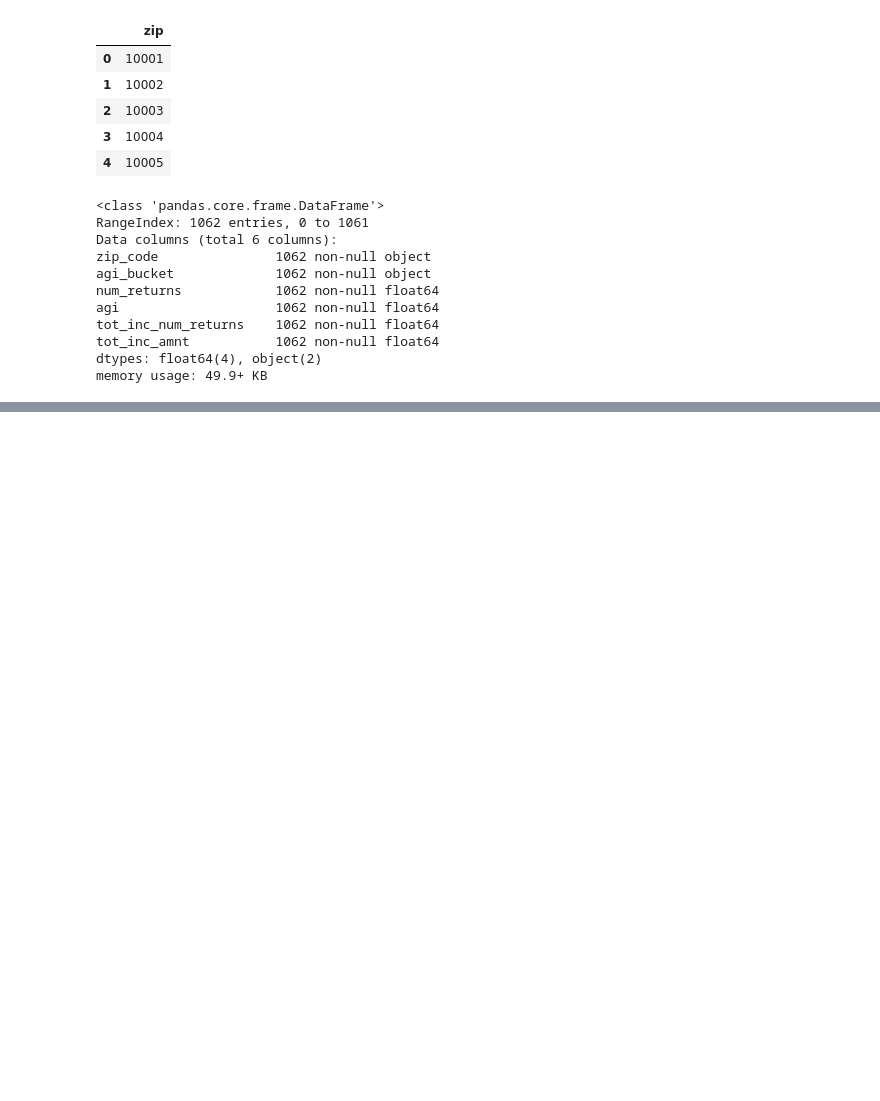
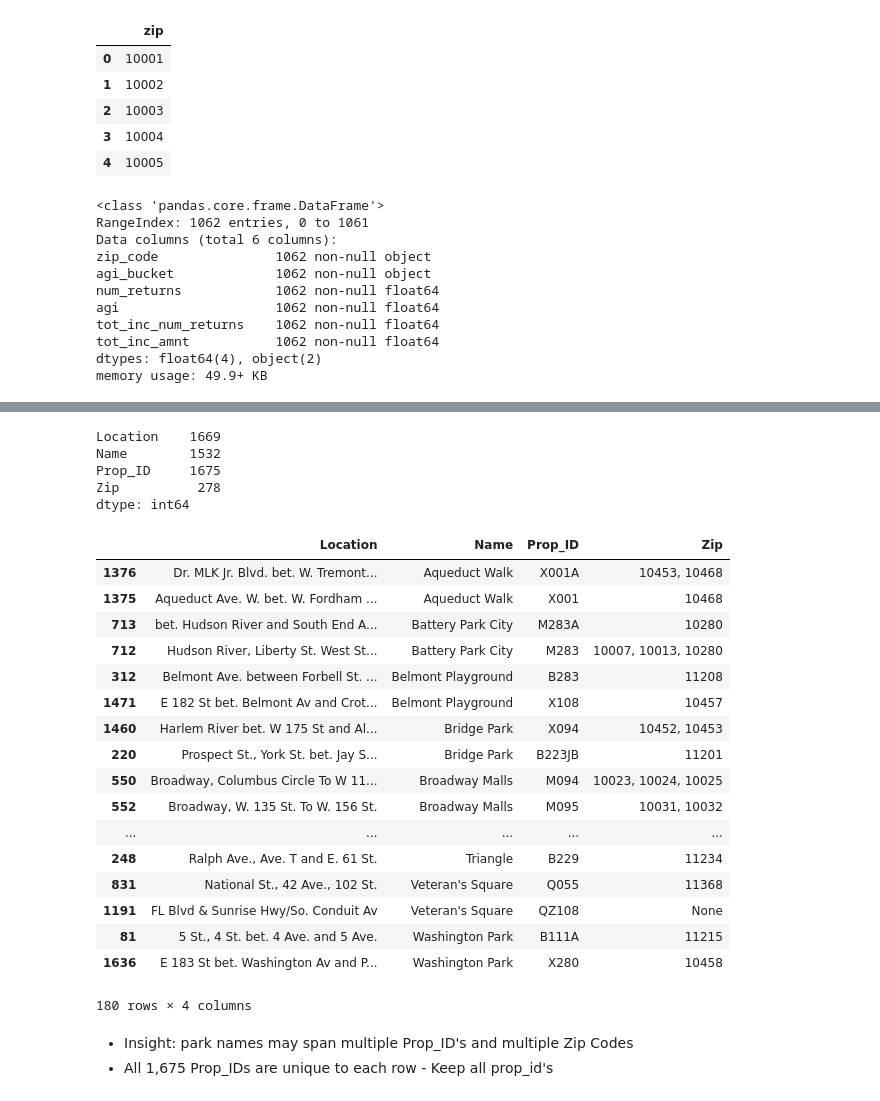
Before and after one commit to as6140/nyc_playgrounds_income, a Jupyter notebook: exploratory_data_analysis.ipynb, the cells around one changed output, grey strips where cells are left out. Cells and saved outputs as stored; diff of their text form; code cells hidden in the pictures; blank space fills up the shorter version.

```diff
--- a/exploratory_data_analysis.ipynb
+++ b/exploratory_data_analysis.ipynb
@@ -127,0 +192,33 @@ memory usage: 49.9+ KB
+# %%
+parks_df.nunique()
+# %% [output]
+Location    1669
+Name        1532
+Prop_ID     1675
+Zip          278
+dtype: int64
+# %%
+#explore duplicate park names
+parks_df[parks_df.duplicated(subset=['Name'],keep=False)].sort_values(by=['Name'])
+# %% [output]
+|  | Location | Name | Prop_ID | Zip |
+| 1376 | Dr. MLK Jr. Blvd. bet. W. Tremont... | Aqueduct Walk | X001A | 10453, 10468 |
+| 1375 | Aqueduct Ave. W. bet. W. Fordham ... | Aqueduct Walk | X001 | 10468 |
+| 713 | bet. Hudson River and South End A... | Battery Park City | M283A | 10280 |
+| 712 | Hudson River, Liberty St. West St... | Battery Park City | M283 | 10007, 10013, 10280 |
+| 312 | Belmont Ave. between Forbell St. ... | Belmont Playground | B283 | 11208 |
+| 1471 | E 182 St bet. Belmont Av and Crot... | Belmont Playground | X108 | 10457 |
+| 1460 | Harlem River bet. W 175 St and Al... | Bridge Park | X094 | 10452, 10453 |
+| 220 | Prospect St., York St. bet. Jay S... | Bridge Park | B223JB | 11201 |
+| 550 | Broadway, Columbus Circle To W 11... | Broadway Malls | M094 | 10023, 10024, 10025 |
+| 552 | Broadway, W. 135 St. To W. 156 St. | Broadway Malls | M095 | 10031, 10032 |
+| ... | ... | ... | ... | ... |
+| 248 | Ralph Ave., Ave. T and E. 61 St. | Triangle | B229 | 11234 |
+| 831 | National St., 42 Ave., 102 St. | Veteran's Square | Q055 | 11368 |
+| 1191 | FL Blvd & Sunrise Hwy/So. Conduit Av | Veteran's Square | QZ108 | None |
+| 81 | 5 St., 4 St. bet. 4 Ave. and 5 Ave. | Washington Park | B111A | 11215 |
+| 1636 | E 183 St bet. Washington Av and P... | Washington Park | X280 | 10458 |
+180 rows × 4 columns
+# %% [markdown]
+- Insight: park names may span multiple Prop_ID's and multiple Zip Codes
+- All 1,675 Prop_IDs are unique to each row - Keep all prop_id's
```
Also changed, not shown: parts of 39 cells of this notebook.
